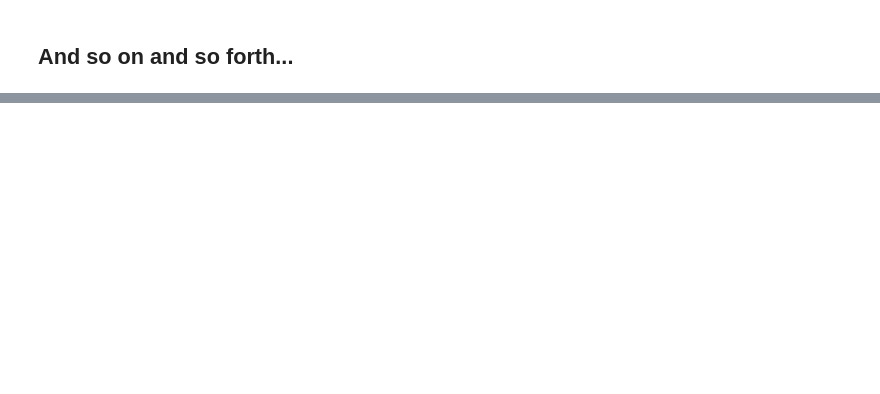
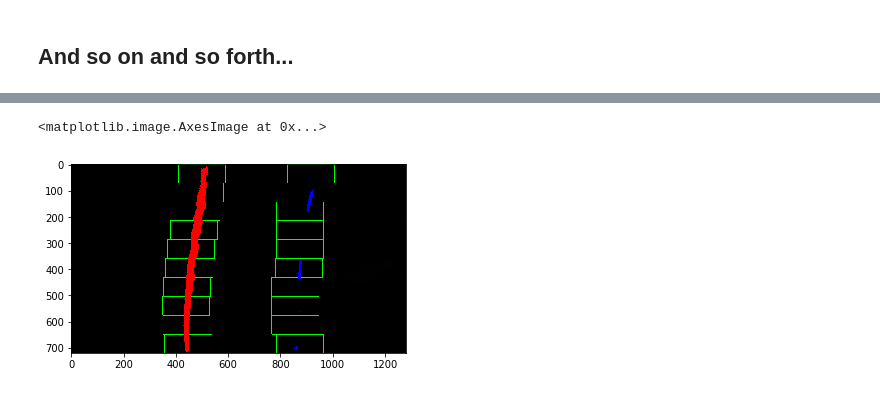
Before and after one commit to Ricram2/Advanced-Lane-Lines-Detction-CarND-, a Jupyter notebook: CarND-Advanced-Lane-Lines-ricram2/examples/Deprecate.ipynb, the cells around one changed output, grey strips where cells are left out. Drawn from its saved outputs; the diff is of its cells as text; code cells hidden in the pictures; blank space fills up the shorter version.

```diff
--- a/CarND-Advanced-Lane-Lines-ricram2/examples/Deprecate.ipynb
+++ b/CarND-Advanced-Lane-Lines-ricram2/examples/Deprecate.ipynb
@@ -227,33 +225,37 @@ def fit_polynomial(binary_warped):
     leftx, lefty, rightx, righty, out_img = find_lane_pixels(binary_warped)
 
     # Fit a second order polynomial to each using `np.polyfit`
     left_fit = np.polyfit(lefty, leftx, 2)
     right_fit = np.polyfit(righty, rightx, 2)
 
     # Generate x and y values for plotting
     ploty = np.linspace(0, binary_warped.shape[0]-1, binary_warped.shape[0] )
     try:
         left_fitx = left_fit[0]*ploty**2 + left_fit[1]*ploty + left_fit[2]
         right_fitx = right_fit[0]*ploty**2 + right_fit[1]*ploty + right_fit[2]
     except TypeError:
         # Avoids an error if `left` and `right_fit` are still none or incorrect
         print('The function failed to fit a line!')
         left_fitx = 1*ploty**2 + 1*ploty
         right_fitx = 1*ploty**2 + 1*ploty
 
     ## Visualization ##
     # Colors in the left and right lane regions
     out_img[lefty, leftx] = [255, 0, 0]
     out_img[righty, rightx] = [0, 0, 255]
 
     # Plots the left and right polynomials on the lane lines
     #plt.plot(left_fitx, ploty, color='yellow')
     #plt.plot(right_fitx, ploty, color='yellow')
 
     return out_img
 
 #pipe it
 out_img = fit_polynomial(gobeled)
+plt.imshow(out_img)
+# %% [output]
+<matplotlib.image.AxesImage at 0x...>
+[figure, added]
 # %%
 def fit_poly(img_shape, leftx, lefty, rightx, righty):
      ### TO-DO: Fit a second order polynomial to each with np.polyfit() ###
```
Also changed, not shown: parts of 5 cells of this notebook, 4 other files.
